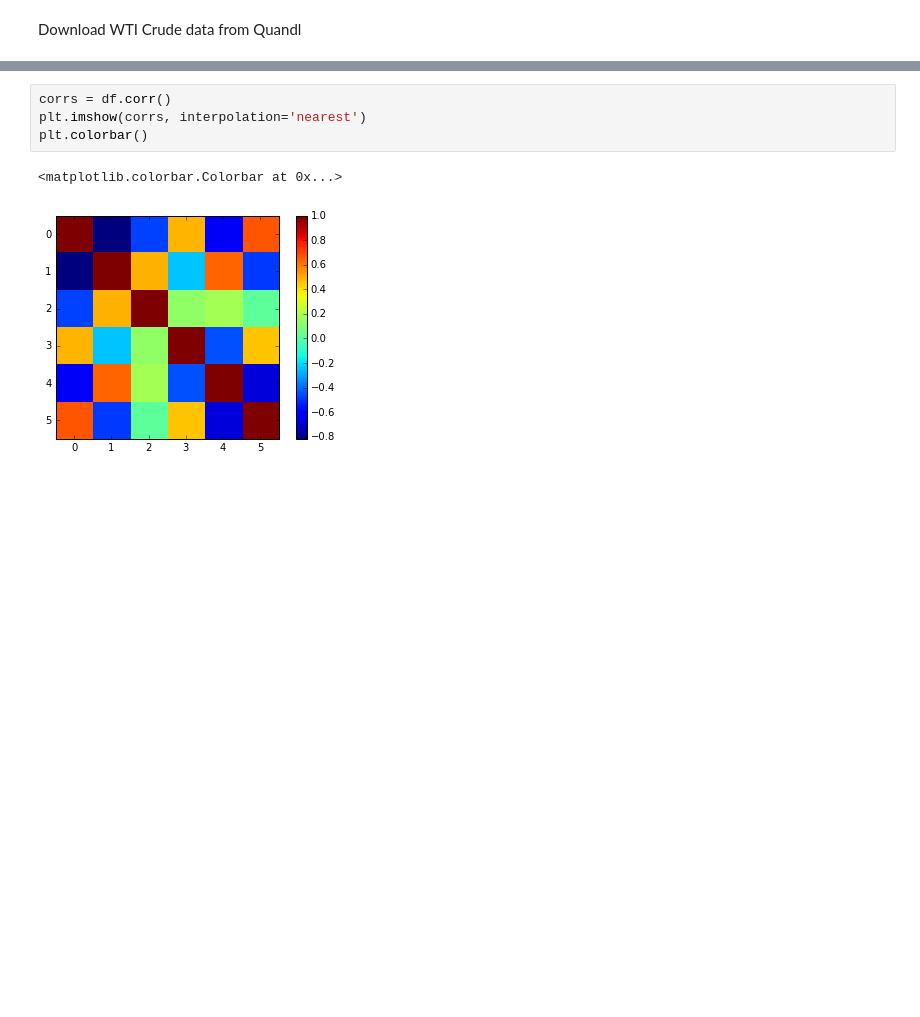
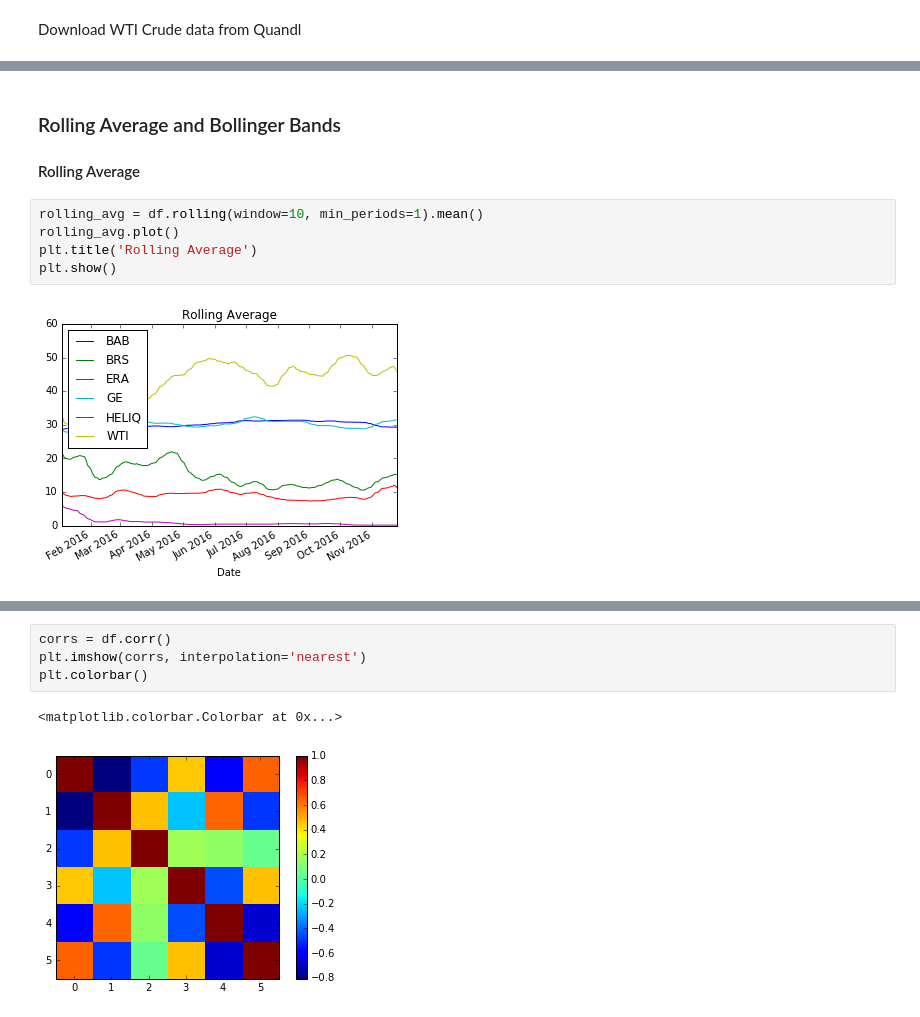
Before and after one commit to mkudija/General-Examples, a Jupyter notebook: Stock-Time-Series.ipynb, the cells around one changed output, grey strips where cells are left out. Drawn from its saved outputs; the diff is of its cells as text; blank space fills up the shorter version.

```diff
--- a/Stock-Time-Series.ipynb
+++ b/Stock-Time-Series.ipynb
@@ -181,0 +115,11 @@ plt.savefig('time-series.png', dpi=1000)
+# %% [markdown]
+### Rolling Average and Bollinger Bands
+
+#### Rolling Average
+# %%
+rolling_avg = df.rolling(window=10, min_periods=1).mean()
+rolling_avg.plot()
+plt.title('Rolling Average')
+plt.show()
+# %% [output]
+[figure, added]
```
Also changed, not shown: parts of 29 cells of this notebook, 1 other file.
